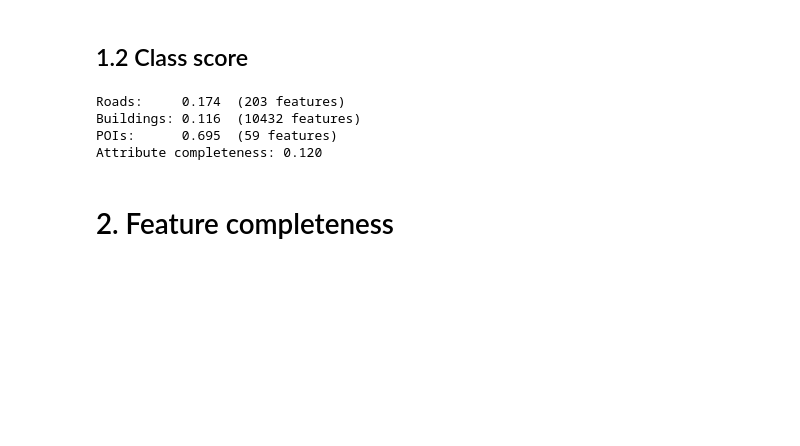
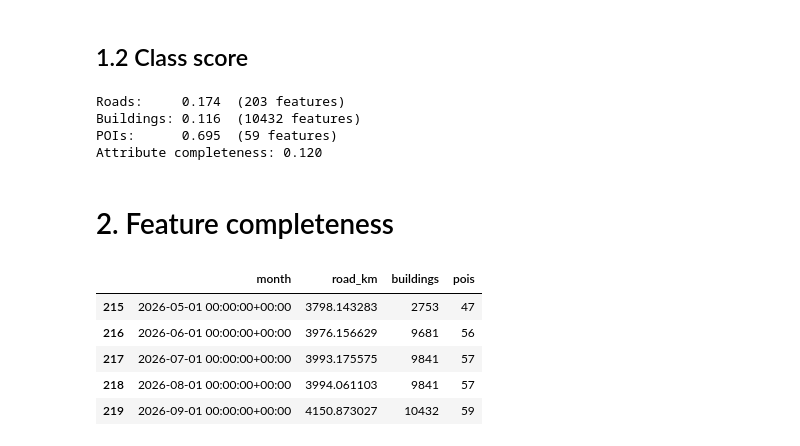
Before and after one commit to juanituser/dqa, a Jupyter notebook: 01_completeness.ipynb, the cells around one changed output. Cells and saved outputs as stored; diff of their text form; code cells hidden in the pictures; blank space fills up the shorter version.

```diff
--- a/01_completeness.ipynb
+++ b/01_completeness.ipynb
@@ -297,3 +301,49 @@ POIs:      0.695  (59 features)
 Attribute completeness: 0.120
 # %% [markdown]
 # 2. Feature completeness
+# %%
+history = pd.read_parquet(HISTORY_PATH)
+
+# first day of the first and last month
+first_date = history["timestamp"].min()
+last_date = history["timestamp"].max()
+first_month = pd.Timestamp(year=first_date.year, month=first_date.month, day=1, tz="UTC")
+last_month = pd.Timestamp(year=last_date.year, month=last_date.month, day=1, tz="UTC")
+months = pd.date_range(start=first_month, end=last_month, freq="MS")
+
+series_rows = []
+for month_start in months:
+    cutoff = month_start + pd.DateOffset(months=1)        # first day of the next month
+
+    # the state of every feature at the end of the month
+    up_to_cutoff = history[history["timestamp"] < cutoff]
+    up_to_cutoff = up_to_cutoff.sort_values(["feature_id", "version"])
+    latest = up_to_cutoff.drop_duplicates("feature_id", keep="last")
+    alive = latest[latest["visible"]]
+
+    alive_roads = alive[alive["is_road"]]
+    alive_buildings = alive[alive["is_building"]]
+    alive_pois = alive[alive["is_poi"]]
+
+    series_rows.append({
+        "month": month_start,
+        "road_km": alive_roads["length_m"].sum() / 1000,
+        "buildings": len(alive_buildings),
+        "pois": len(alive_pois),
+    })
+
+growth = pd.DataFrame(series_rows)
+
+# Grinberger et al. (2021): before OSM API 0.5 (Oct 2007) changes were not versioned
+FIT_START = pd.Timestamp("2007-11-01", tz="UTC")     # setting
+growth = growth[growth["month"] >= FIT_START]
+growth = growth.reset_index(drop=True)
+
+growth.tail()
+# %% [output]
+|  | month | road_km | buildings | pois |
+| 215 | 2026-05-01 00:00:00+00:00 | 3798.143283 | 2753 | 47 |
+| 216 | 2026-06-01 00:00:00+00:00 | 3976.156629 | 9681 | 56 |
+| 217 | 2026-07-01 00:00:00+00:00 | 3993.175575 | 9841 | 57 |
+| 218 | 2026-08-01 00:00:00+00:00 | 3994.061103 | 9841 | 57 |
+| 219 | 2026-09-01 00:00:00+00:00 | 4150.873027 | 10432 | 59 |
```
Also changed, not shown: parts of 17 cells of this notebook.
